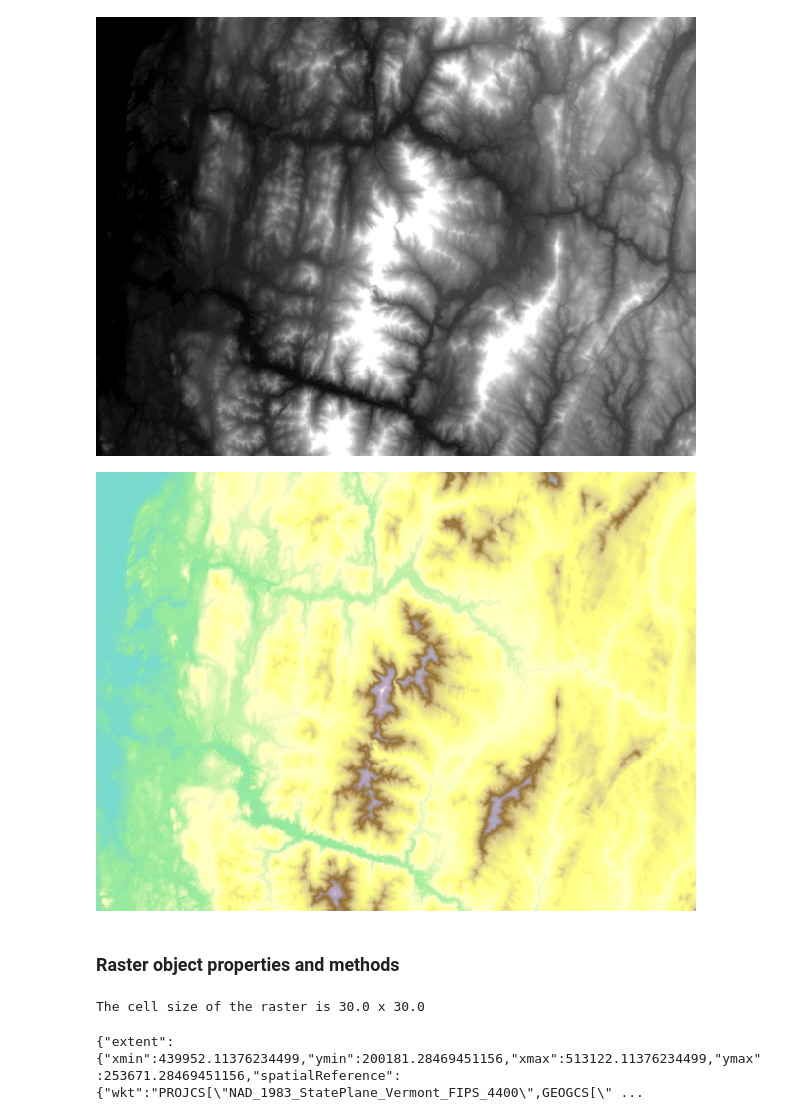
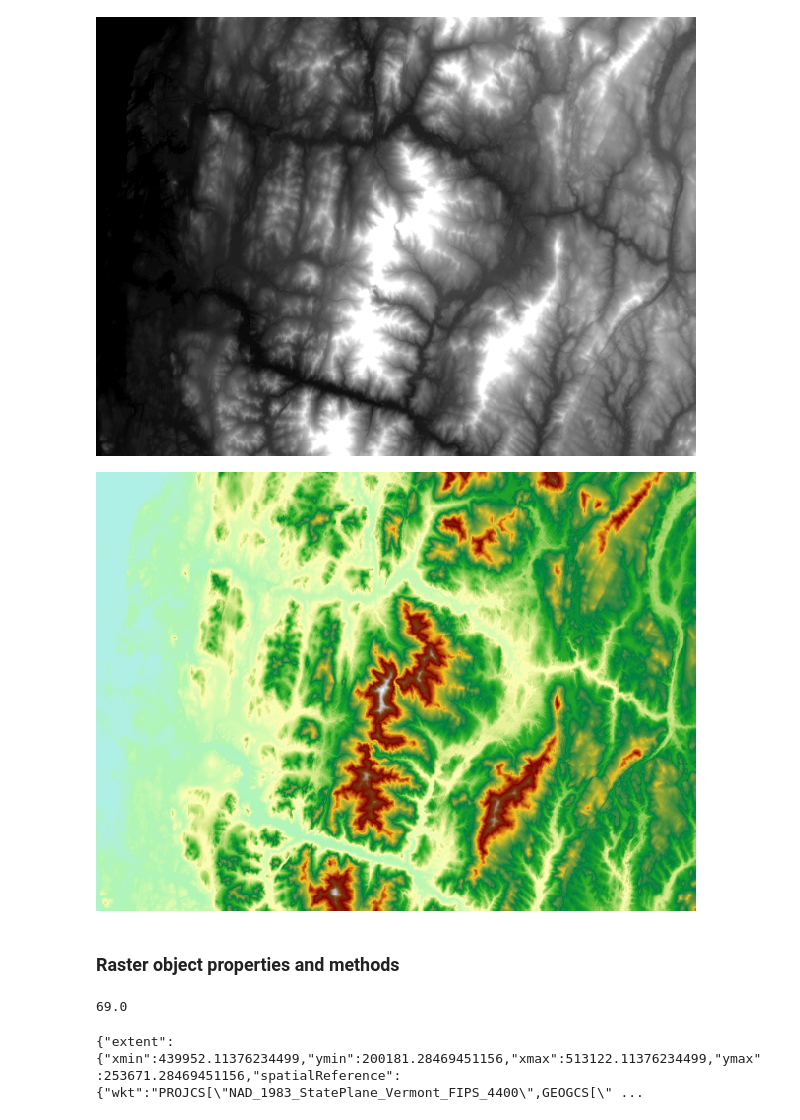
Before and after one commit to haohuuiuc/DevSummit20_demos, a Jupyter notebook: PythonRaster/Notebooks/Demo1.ipynb, the cells around one changed output. Cells and saved outputs as stored; diff of their text form; code cells hidden in the pictures.

Commit message:
final update three demo notebooks for python raster

```diff
--- a/PythonRaster/Notebooks/Demo1.ipynb
+++ b/PythonRaster/Notebooks/Demo1.ipynb
@@ -30,20 +30,20 @@ elev
 # %% [output]
 [figure]
 # %%
-Render(elev, colormap='Elevation #2')
+Render(elev, colormap='Elevation #1')
 # %% [output]
-[figure, old version]
+[figure, new version]
 # %% [markdown]
 ### Raster object properties and methods
 # %%
-# elev.minimum
+elev.minimum
 # elev.mean
 # elev.catalogPath
 # print('The raster has {} band(s)'.format(elev.bandCount))
 # print('The size of the raster is {} x {}'.format(elev.height, elev.width))
-print('The cell size of the raster is {} x {}'.format(elev.meanCellWidth, elev.meanCellHeight))
+# print('The cell size of the raster is {} x {}'.format(elev.meanCellWidth, elev.meanCellHeight))
 # %% [output]
-The cell size of the raster is 30.0 x 30.0
+69.0
 # %%
 elev_rasterInfo = elev.getRasterInfo()
 # %%
```
Also changed, not shown: 2 other files.
